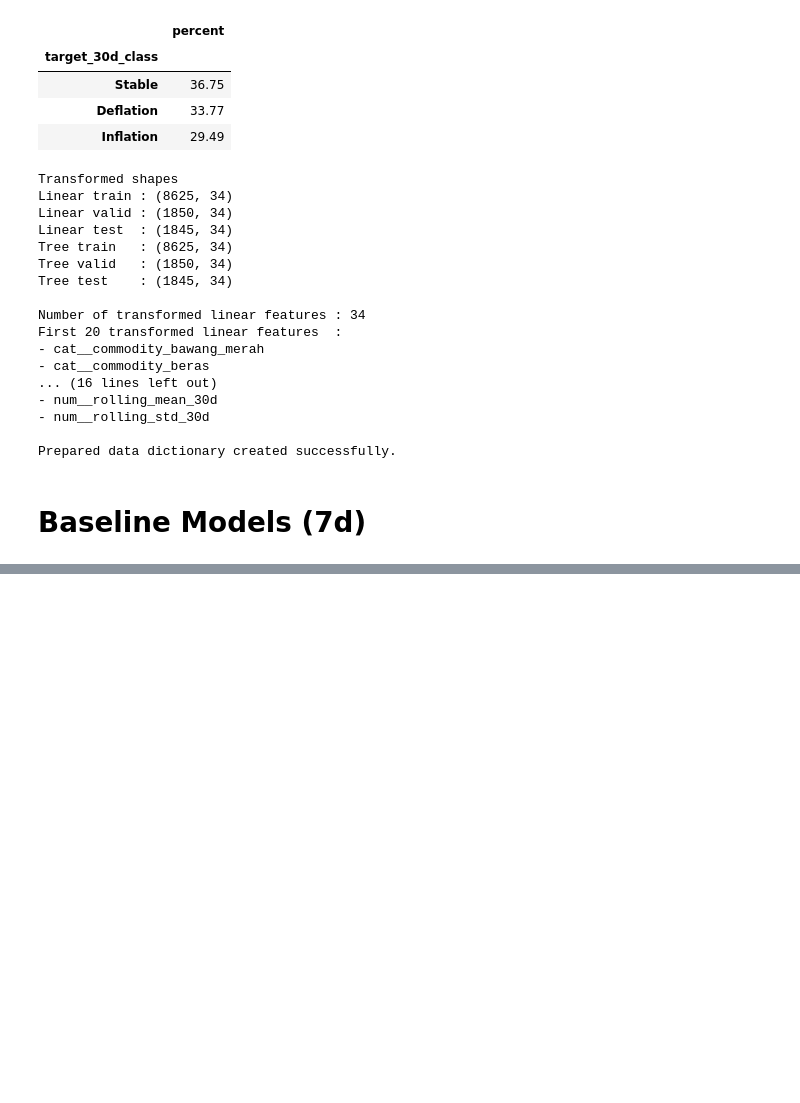
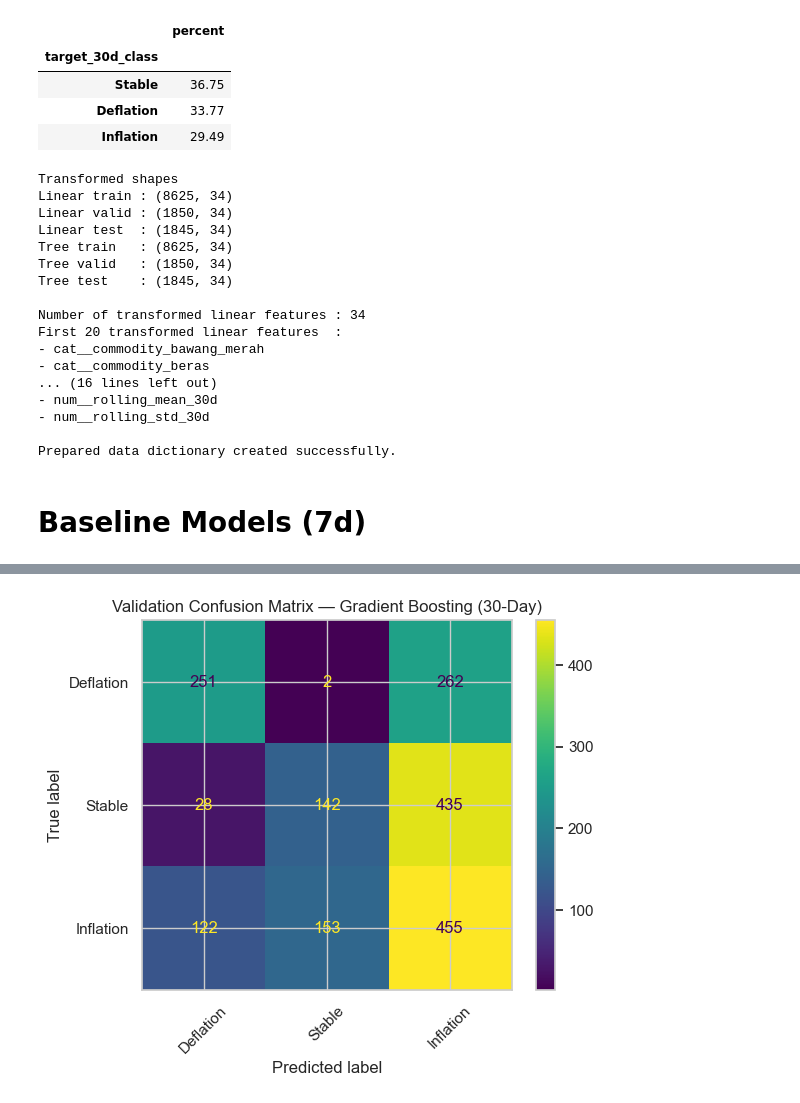
Before and after one commit to Cara-Notte/Mercatorie, a Jupyter notebook: notebooks/ml_notebook.ipynb, the cells around one changed output, grey strips where cells are left out. Saved outputs shown, nothing was run; the diff lists cells and outputs as text; code cells hidden in the pictures; blank space fills up the shorter version.

Commit message:
train baseline models on 30d validation set

```diff
--- a/notebooks/ml_notebook.ipynb
+++ b/notebooks/ml_notebook.ipynb
@@ -998,0 +1001,99 @@ weighted avg       0.74      0.72      0.73      1850
+# %%
+# 1. baseline model pipelines definitions
+# separate pipelines to prevent leakage
+baseline_models_30d = {
+    "Logistic Regression": Pipeline([
+        ("preprocess", clone(linear_preprocessor_dense)),
+        ("model", LogisticRegression(max_iter=2000, random_state=42))
+    ]),
+
+    "Random Forest": Pipeline([
+        ("preprocess", clone(tree_preprocessor_dense)),
+        ("model", RandomForestClassifier(
+            n_estimators=300,
+            min_samples_leaf=2,
+            random_state=42,
+            n_jobs=-1
+        ))
+    ]),
+
+    "Gradient Boosting": Pipeline([
+        ("preprocess", clone(tree_preprocessor_dense)),
+        ("model", GradientBoostingClassifier(random_state=42))
+    ])
+}
+
+# 2. train and compare
+# exclusively on validation data set to determine a promising model
+results_30d = []
+fitted_models_30d = {}
+valid_predictions_30d = {}
+
+class_order = ["Deflation", "Stable", "Inflation"]
+
+for model_name, pipeline in baseline_models_30d.items():
+    print(f"Training {model_name} for 30-day target...")
+    pipeline.fit(X_train, y30_train)
+
+    y_valid_pred = pipeline.predict(X_valid)
+
+    acc = accuracy_score(y30_valid, y_valid_pred)
+    macro_f1 = f1_score(y30_valid, y_valid_pred, average="macro")
+    weighted_f1 = f1_score(y30_valid, y_valid_pred, average="weighted")
+
+    results_30d.append({
+        "model": model_name,
+        "valid_accuracy": acc,
+        "valid_macro_f1": macro_f1,
+        "valid_weighted_f1": weighted_f1
+    })
+
+    fitted_models_30d[model_name] = pipeline
+    valid_predictions_30d[model_name] = y_valid_pred
+
+results_30d_df = pd.DataFrame(results_30d).sort_values(
+    by="valid_macro_f1", ascending=False
+).reset_index(drop=True)
+
+display(results_30d_df)
+
+# inspect the best validation model
+best_model_name_30d = results_30d_df.loc[0, "model"]
+best_model_30d = fitted_models_30d[best_model_name_30d]
+best_valid_pred_30d = valid_predictions_30d[best_model_name_30d]
+
+print("Best 30-day baseline model:", best_model_name_30d)
+
+print("\nClassification report on validation set:")
+print(classification_report(y30_valid, best_valid_pred_30d, labels=class_order))
+
+ConfusionMatrixDisplay.from_predictions(
+    y30_valid,
+    best_valid_pred_30d,
+    labels=class_order,
+    xticks_rotation=45
+)
+plt.title(f"Validation Confusion Matrix — {best_model_name_30d} (30-Day)")
+plt.show()
+
+# 7d vs 30d best baselines
+comparison_df = pd.DataFrame([
+    {
+        "target_horizon": "7-day",
+        "best_model": best_model_name_7d,
+        "valid_accuracy": results_7d_df.loc[0, "valid_accuracy"],
+        "valid_macro_f1": results_7d_df.loc[0, "valid_macro_f1"],
+        "valid_weighted_f1": results_7d_df.loc[0, "valid_weighted_f1"]
+    },
+    {
+        "target_horizon": "30-day",
+        "best_model": best_model_name_30d,
+        "valid_accuracy": results_30d_df.loc[0, "valid_accuracy"],
+        "valid_macro_f1": results_30d_df.loc[0, "valid_macro_f1"],
+        "valid_weighted_f1": results_30d_df.loc[0, "valid_weighted_f1"]
+    }
+])
+
+print("\nBest-model comparison across horizons:")
+display(comparison_df)
+# %% [output]
@@ -998,0 +1119 @@ weighted avg       0.74      0.72      0.73      1850
+[figure, added]
```
Also changed, not shown: parts of 3 cells of this notebook.
